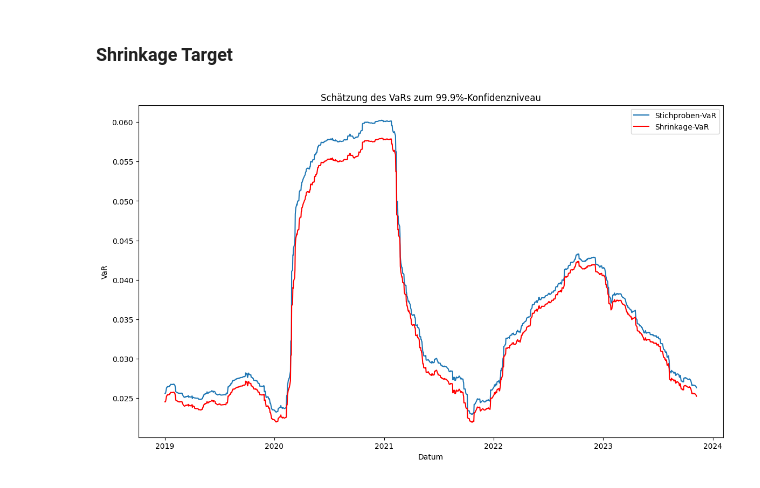
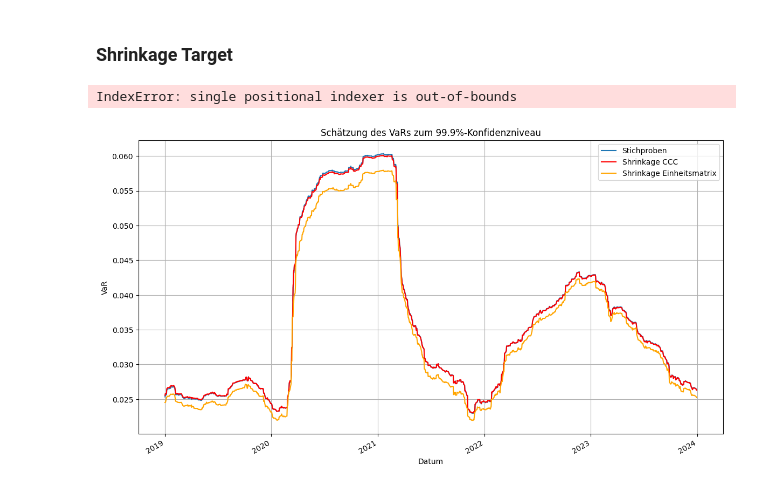
Before and after one commit to minhanhh1/MasterArbeitCode, a Jupyter notebook: SchätzungVaR.ipynb, the cells around one changed output. Cells and saved outputs as stored; diff of their text form; code cells hidden in the pictures.

```diff
--- a/SchätzungVaR.ipynb
+++ b/SchätzungVaR.ipynb
@@ -836,17 +754,24 @@ len(daily_shrinkageVaR_95)
 normalPortfolioSigmas = pd.DataFrame()
 daily_normalVaR = pd.DataFrame()
 normalVaR_250 = pd.DataFrame()
-daily_shrinkageVaR = pd.DataFrame()
-shrinkageVaR_250 = pd.DataFrame()
+daily_shrinkageIdentity = pd.DataFrame()
+shrinkageIdentity_250 = pd.DataFrame()
 portfolioGewinnVerlust = pd.DataFrame()
 rolling_250day_returns = pd.DataFrame()
 rolling_daily_returns = pd.DataFrame()
 # Store shrinkage values and sigmahat matrices
-shrinkage_constant_values = []
+shrinkage_constant_identity_values = []
+daily_shrinkageIdentity_999 = pd.DataFrame()
+daily_shrinkageIdentity_99 = pd.DataFrame()
+daily_shrinkageIdentity_95 = pd.DataFrame()
+    # 250-Tages Basis
+shrinkageIdentity_999_250 = pd.DataFrame()
+shrinkageIdentity_99_250 = pd.DataFrame()
+shrinkageIdentity_95_250 = pd.DataFrame()
 lw = LedoitWolf()
 #sigmahat_matrices = []
-for t in range(testWindowSize):
-    k = windowSize + t
+for t in range(1,testWindowSize+1):
+    k = windowSize-1 + t
 
     # Berechnen der Kovarianzmatrix
     returnsData = returns[t:k].reset_index(drop=True)
@@ -866,7 +791,7 @@ for t in range(testWindowSize):
     lw.fit(returnsData)
     shrinkage_cov = lw.covariance_
     shrinkage_constant = lw.shrinkage_
-    shrinkage_constant_values.append(shrinkage_constant)
+    shrinkage_constant_identity_values.append(shrinkage_constant)
     v= weights
     v_trans = v.T
 
@@ -877,24 +802,42 @@ for t in range(testWindowSize):
     sigmahat = np.sqrt(v_trans@shrinkage_cov@v)
     #print(sigmahat.shape)
     # Speichere der täglicher VaR mit normalen VKM
-    daily_normalVaR.loc[t,'GV'] = -zScore[0] * sigma
-    daily_shrinkageVaR.loc[t,'GV'] = -zScore[0] * sigmahat
-    # Speichere der 250day_VaR
-    normalVaR_250.loc[t,'GV'] = -zScore[0] * sigma * np.sqrt(250)
-    shrinkageVaR_250.loc[t,'GV'] = -zScore[0] * sigmahat * np.sqrt(250)
+    daily_shrinkageIdentity_999.loc[t,'GV'] = -zScore[0] * sigmahat
+    daily_shrinkageIdentity_99.loc[t,'GV'] = -zScore[1] * sigmahat
+    daily_shrinkageIdentity_95.loc[t,'GV'] = -zScore[2] * sigmahat
+    # 250-Tages Basis
+    shrinkageIdentity_999_250.loc[t,'GV'] = -zScore[0] * sigmahat * np.sqrt(250)
+    shrinkageIdentity_99_250.loc[t,'GV'] = -zScore[1] * sigmahat * np.sqrt(250)
+    shrinkageIdentity_95_250.loc[t,'GV'] = -zScore[2] * sigmahat * np.sqrt(250)
     # Speichere die Gewinn-Verlust-Werte
     #portfolioGewinnVerlust.loc[t,'GV'] = np.sum(returns.iloc[k, :] * v1)
-    rolling_daily_returns.loc[t,'GV'] = np.sum(returns.iloc[k, :]*weights)
-daily_normalVaR.index = pd.date_range(start='2019-01-02', periods=len(daily_normalVaR), freq='B')
-daily_shrinkageVaR.index = pd.date_range(start='2019-01-02', periods=len(daily_shrinkageVaR), freq='B')
-
-plt.figure(figsize=(14, 8))
-plt.plot(daily_normalVaR.index, -daily_normalVaR, label='Stichproben-VaR')
-plt.plot(daily_shrinkageVaR.index, -daily_shrinkageVaR, label='Shrinkage-VaR', color='red')
-plt.xlabel('Datum')
-plt.ylabel('VaR')
-plt.title('Schätzung des VaRs zum 99.9%-Konfidenzniveau')
-plt.legend()
-plt.show()
+    rolling_daily_returns.loc[t,'GV'] = np.sum(returns.iloc[k+1, :]*weights)
 # %% [output]
-[figure, removed]
+IndexError: single positional indexer is out-of-bounds
+# %%
+# Sicherstellen, dass die Indizes als datetime interpretiert werden
+daily_shrinkageIdentity.index = pd.to_datetime(returns.index[250:250 + len(daily_shrinkageIdentity)])
+
+# Plotten des Subsets mit Beschriftung der X-Achse auf Jahre reduziert
+plt.figure(figsize=(14, 8))
+plt.plot(daily_normalVaR_999.index, -daily_normalVaR_999, label='Stichproben')
+plt.plot(daily_shrinkageVaR_999.index, -daily_shrinkageVaR_999, label='Shrinkage CCC', color='red')
+plt.plot(daily_shrinkageIdentity_999.index, -daily_shrinkageIdentity, label='Shrinkage Einheitsmatrix', color='orange')
+
+# X-Achse formatieren, um nur Jahre anzuzeigen
+ax = plt.gca()
+ax.xaxis.set_major_locator(mdates.YearLocator())
+ax.xaxis.set_major_formatter(mdates.ConciseDateFormatter(mdates.YearLocator()))
+
+# Verbesserung der Darstellung der X-Achse
+plt.gcf().autofmt_xdate()
+
+# Titel und Labels hinzufügen
+plt.xlabel('Datum')
+plt.ylabel('VaR')
+plt.title('Schätzung des VaRs zum 99.9%-Konfidenzniveau')
+plt.legend()
+plt.grid(True)
+plt.show()
+# %% [output]
+[figure, added]
```
Also changed, not shown: parts of 28 cells of this notebook, 3 other files.
